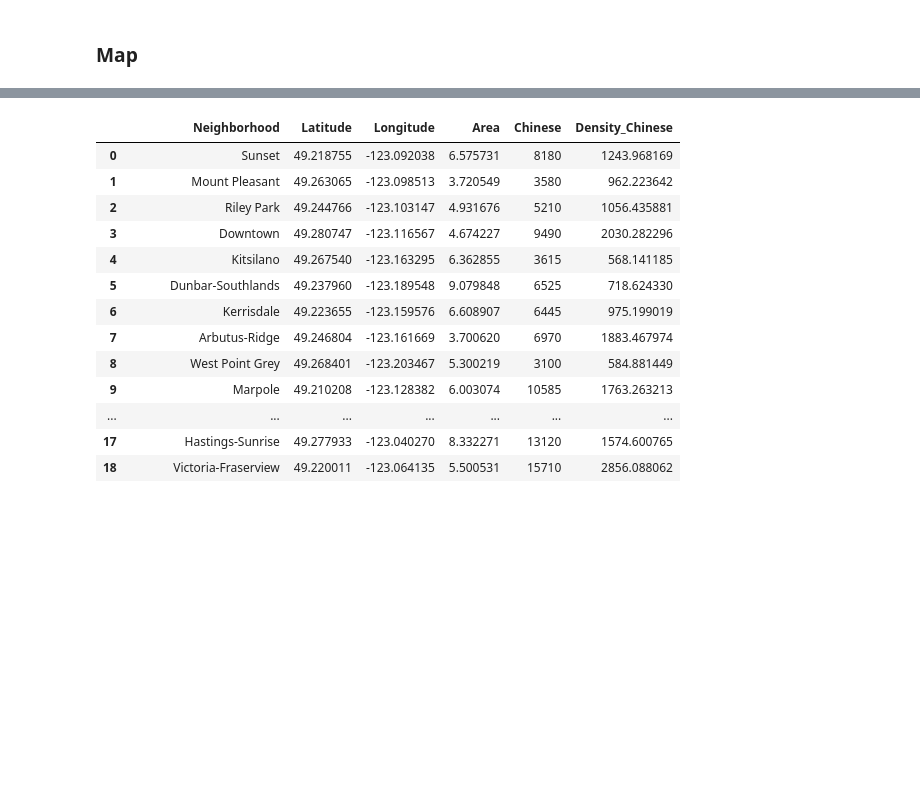
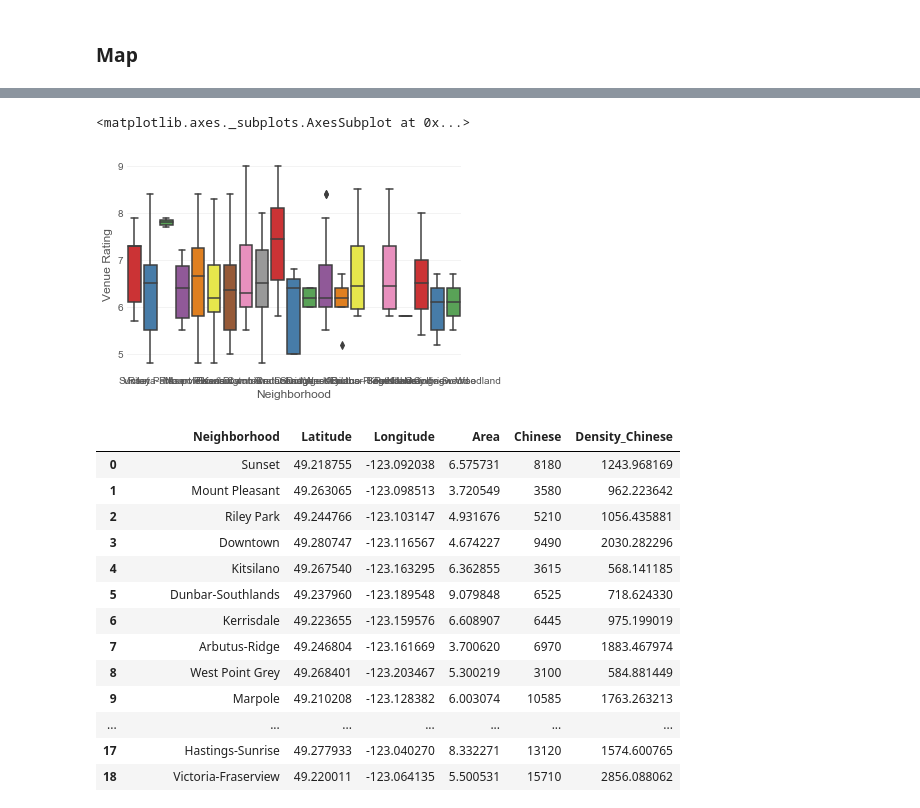
Before and after one commit to RickWeng/Coursera_Capstone, a Jupyter notebook: capstone.ipynb, the cells around one changed output, grey strips where cells are left out. Saved outputs shown, nothing was run; the diff lists cells and outputs as text; code cells hidden in the pictures; blank space fills up the shorter version.

```diff
--- a/capstone.ipynb
+++ b/capstone.ipynb
@@ -443,11 +443,3 @@ van_cr.reset_index(drop=True)
 527 rows × 8 columns
 # %% [markdown]
 ### Rating
-# %%
-van_cr['Venue ID']=van_cr['Venue ID'].astype('str')
-venue_id='5158fe65e4b06ee01ae984c9'
-url = 'https://api.foursquare.com/v2/venues/{}?client_id={}&client_secret={}&v={}'.format(venue_id, CLIENT_ID, CLIENT_SECRET, VERSION)
-
-result = requests.get(url).json()
-    # make the GET request
-results
@@ -474,15 +460,12 @@ def getCRating(cr_ids):
         try:
             # make the GET request
             results = requests.get(url).json()['response']['venue']['rating']
-
-            # return only relevant information for each nearby Chinese restaurant
+            # return id and rating for each Chinese restaurant
             cr_rating.append([venue_id, results])
         except:
-            print(venue_id)
+            cr_rating.append([venue_id, 'NaN'])
 
-
-
-    rating = pd.DataFrame([item for cr_rating in cr_rating for item in cr_rating])
+    rating = pd.DataFrame(cr_rating)
     rating.columns = ['Venue ID', 'Venue Rating']
 
     return(rating)
@@ -587,3 +561,6 @@ van_cr.head()
 | 2 | Sunset | 49.218755 | -123.092038 | Deer Garden Signatures | 5075d46ee4b0c63048e3740e | 49.227635 | ... |
 | 3 | Sunset | 49.218755 | -123.092038 | Lian Hong Chinese Food & Bakery | 4dc6caa9d4c0ad9c0fa94bd3 | 49.226530 | ... |
 | 4 | Sunset | 49.218755 | -123.092038 | Neptune Chinese Kitchen | 5b6659bb5a2c91002c139a9a | 49.210604 | ... |
+# %%
+# add rating to original table
+van_cr = van_cr.merge(rating_cr, how='outer', on='Venue ID')
@@ -589,0 +616,2 @@ van_cr.head()
+# %%
+van_cr['Venue Rating'] = van_cr['Venue Rating'].astype('float')
@@ -590,3 +629,11 @@ van_cr.head()
+# %%
+import seaborn as sns
+
+# Grouped boxplot
+sns.boxplot(x='Neighborhood', y="Venue Rating", data=van_cr, palette="Set1",)
+# %% [output]
+<matplotlib.axes._subplots.AxesSubplot at 0x...>
+[figure, added]
 # %%
 import math
 # %%
```
Also changed, not shown: parts of 9 cells of this notebook.
